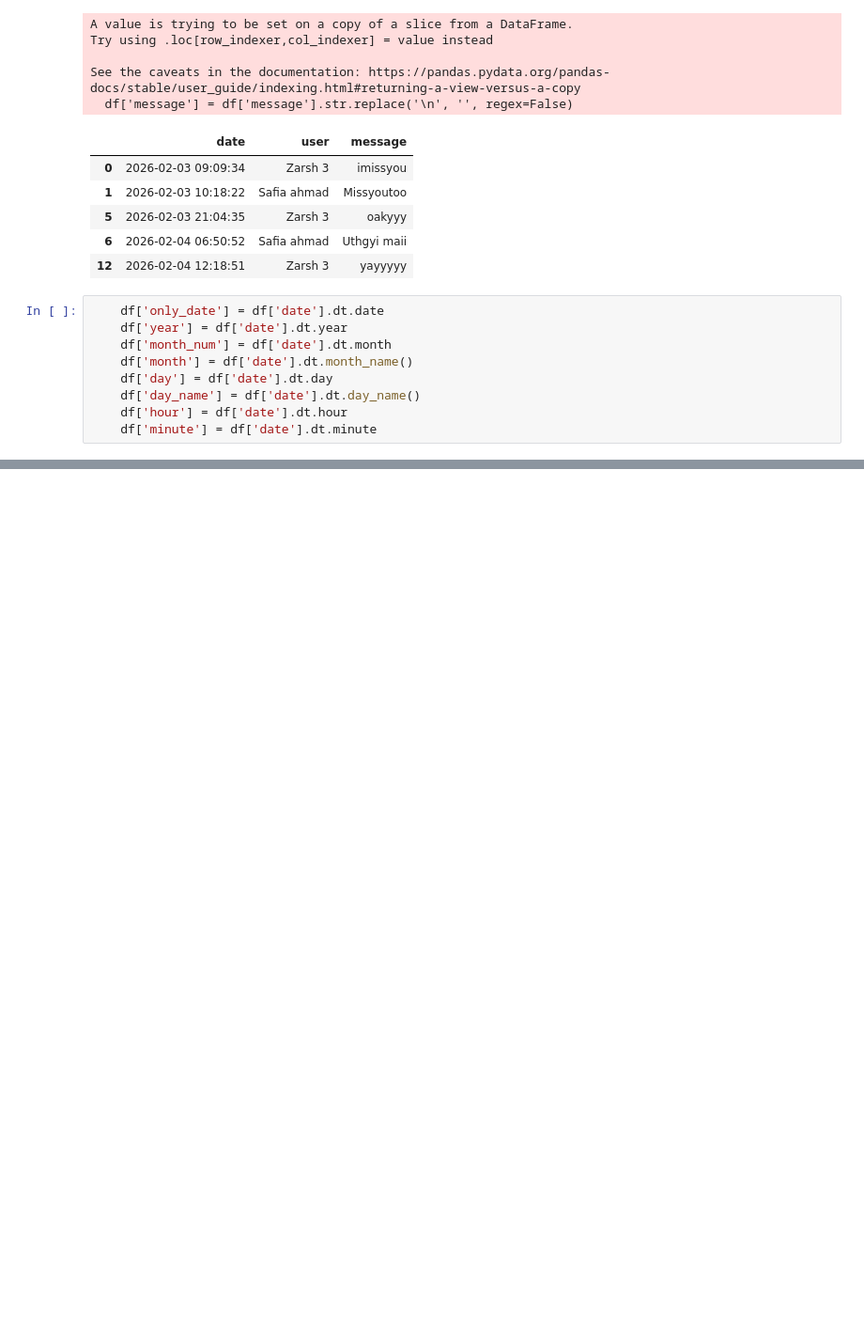
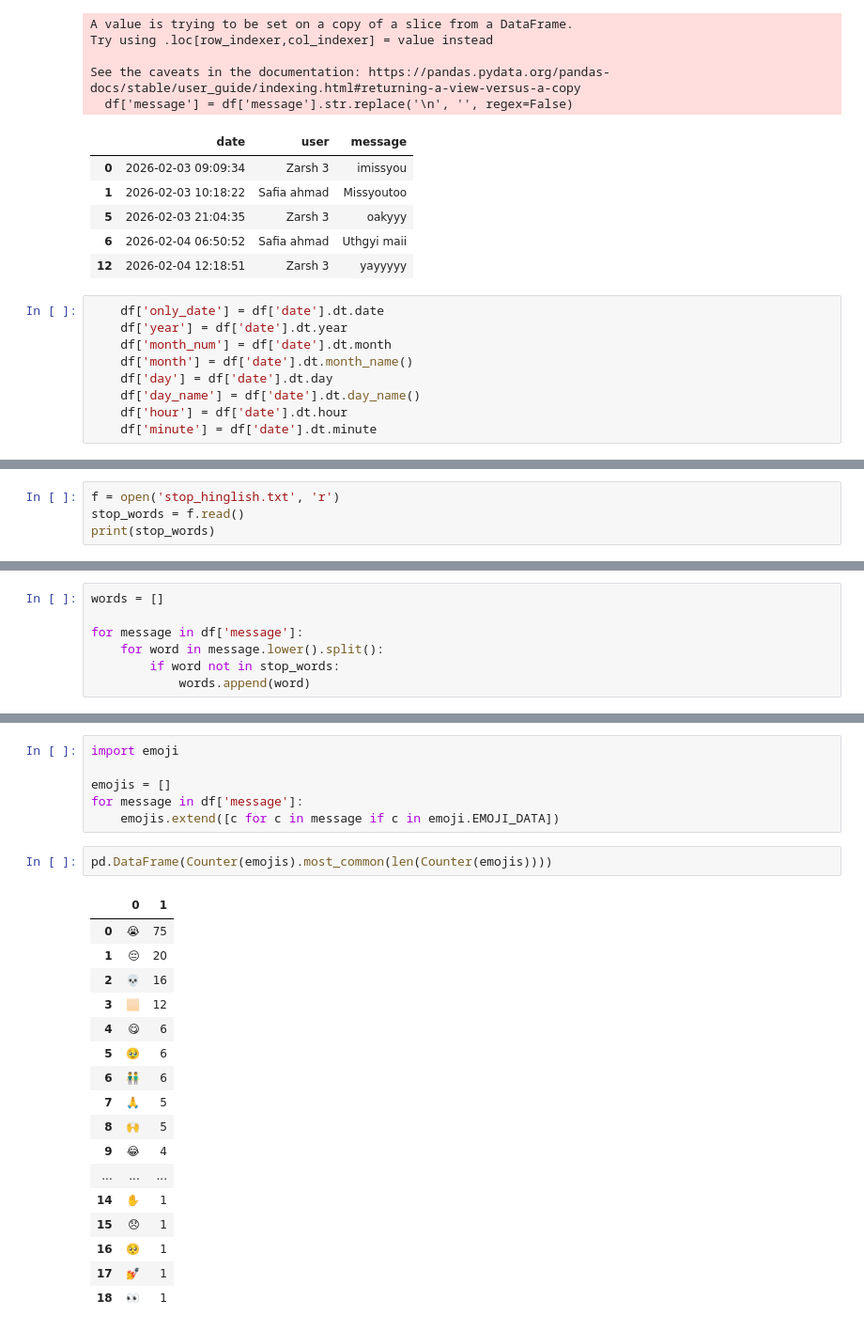
Before and after one commit to safia-ahmad/whatsapp-chat-analysis, a Jupyter notebook: whatsapp.ipynb, the cells around one changed output, grey strips where cells are left out. Shown at 94% size. Drawn from its saved outputs; the diff is of its cells as text; blank space fills up the shorter version.

Commit message:
added emoji analysis!

```diff
--- a/whatsapp.ipynb
+++ b/whatsapp.ipynb
@@ -126,0 +247,4 @@ df.head()
+# %%
+f = open('stop_hinglish.txt', 'r')
+stop_words = f.read()
+print(stop_words)
@@ -126,0 +269,7 @@ df.head()
+# %%
+words = []
+
+for message in df['message']:
+    for word in message.lower().split():
+        if word not in stop_words:
+            words.append(word)
@@ -126,0 +316,26 @@ df.head()
+# %%
+import emoji
+
+emojis = []
+for message in df['message']:
+    emojis.extend([c for c in message if c in emoji.EMOJI_DATA])
+# %%
+pd.DataFrame(Counter(emojis).most_common(len(Counter(emojis))))
+# %% [output]
+|  | 0 | 1 |
+| 0 | 😭 | 75 |
+| 1 | 😔 | 20 |
+| 2 | 💀 | 16 |
+| 3 | 🏻 | 12 |
+| 4 | 😋 | 6 |
+| 5 | 🥹 | 6 |
+| 6 | 👬 | 6 |
+| 7 | 🙏 | 5 |
+| 8 | 🙌 | 5 |
+| 9 | 😂 | 4 |
+| ... | ... | ... |
+| 14 | ✋ | 1 |
+| 15 | 😞 | 1 |
+| 16 | 🥺 | 1 |
+| 17 | 💅 | 1 |
+| 18 | 👀 | 1 |
```
Also changed, not shown: parts of 17 cells of this notebook, 2 other files.
